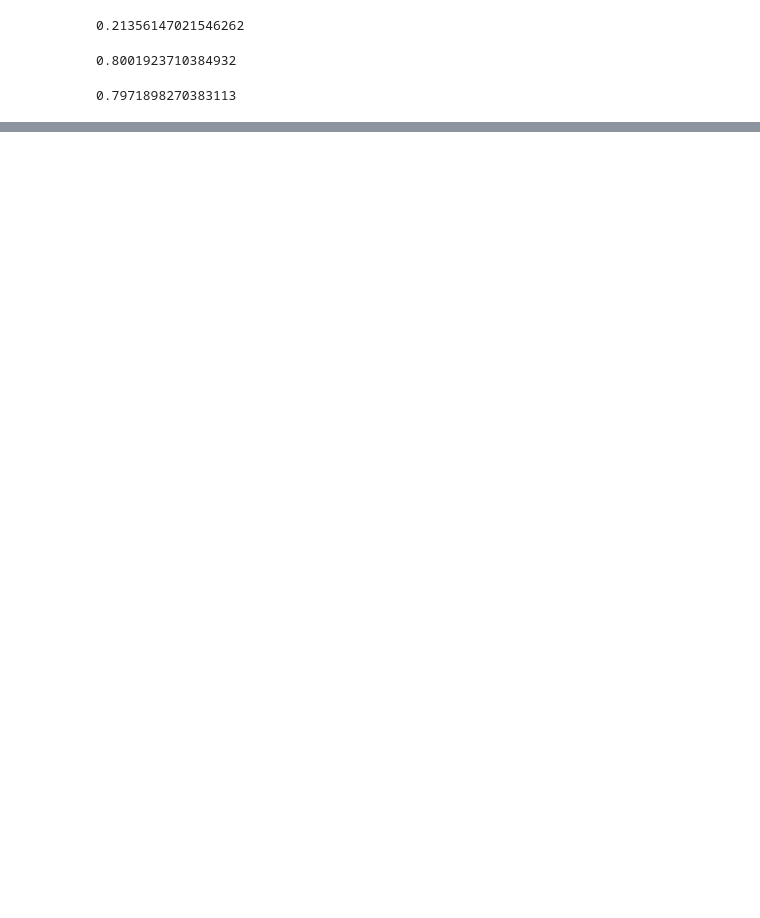
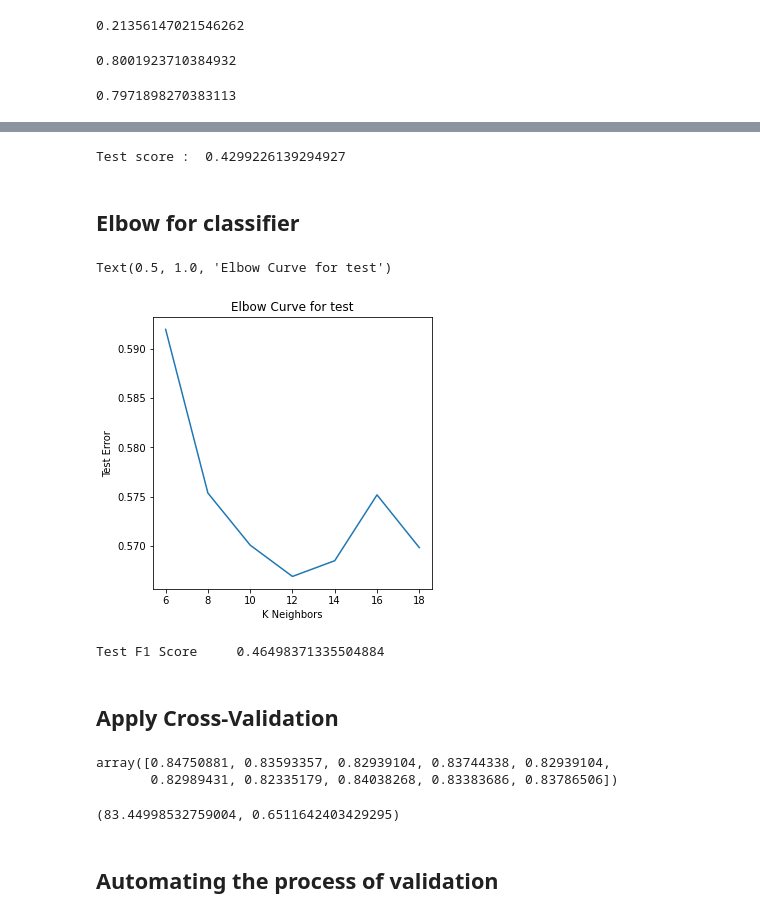
Before and after one commit to gadde5300/Customer_Churn_Prediction, a Jupyter notebook: CUSTOMER CHURN PREDICTION.ipynb, the cells around one changed output, grey strips where cells are left out. Drawn from its saved outputs; the diff is of its cells as text; code cells hidden in the pictures; blank space fills up the shorter version.

```diff
--- a/CUSTOMER CHURN PREDICTION.ipynb
+++ b/CUSTOMER CHURN PREDICTION.ipynb
@@ -696,0 +722,43 @@ print(cm)
+# %%
+clf = KNN(n_neighbors=10)
+clf.fit(train_x,train_y)
+test_predict = clf.predict(valid_x)
+k = f1_score(test_predict,valid_y)
+print("Test score : ",k)
+# %% [output]
+Test score :  0.4299226139294927
+# %% [markdown]
+## Elbow for classifier
+# %%
+def Elbow(k):
+    test_error = []
+    for i in (k):
+        #Instance oh KNN
+        clf = KNN(n_neighbors = i)
+        clf.fit(train_x, train_y)
+        # Appending F1 scores to empty list claculated using the predictions
+        tmp = clf.predict(valid_x)
+        tmp = f1_score(tmp,valid_y)
+        error = 1-tmp
+        test_error.append(error)
+    return test_error
+# %%
+k = range(6,20,2)
+# %%
+test = Elbow(k)
+# %%
+plt.plot(k,test)
+plt.xlabel('K Neighbors')
+plt.ylabel('Test Error')
+plt.title('Elbow Curve for test')
+# %% [output]
+Text(0.5, 1.0, 'Elbow Curve for test')
+[figure, added]
+# %%
+clf = KNN(n_neighbors = 13)
+clf.fit(train_x,train_y)
+test_predict = clf.predict(valid_x)
+k = f1_score(test_predict,valid_y)
+print('Test F1 Score    ', k )
+# %% [output]
+Test F1 Score     0.46498371335504884
@@ -696,0 +769,2 @@ print(cm)
+# %% [markdown]
+## Apply Cross-Validation
@@ -696,0 +774,14 @@ print(cm)
+# %%
+from sklearn.model_selection import cross_val_score
+score = cross_val_score( KNN(n_neighbors = 3), X = train1_x, y = train1_y, cv = 10)
+score
+# %% [output]
+array([0.84750881, 0.83593357, 0.82939104, 0.83744338, 0.82939104,
+       0.82989431, 0.82335179, 0.84038268, 0.83383686, 0.83786506])
+# %%
+# Consistency using Mean and standard deviation in percentage
+score.mean()*100, score.std()*100
+# %% [output]
+(83.44998532759004, 0.6511642403429295)
+# %% [markdown]
+## Automating the process of validation
```
Also changed, not shown: parts of 19 cells of this notebook.
